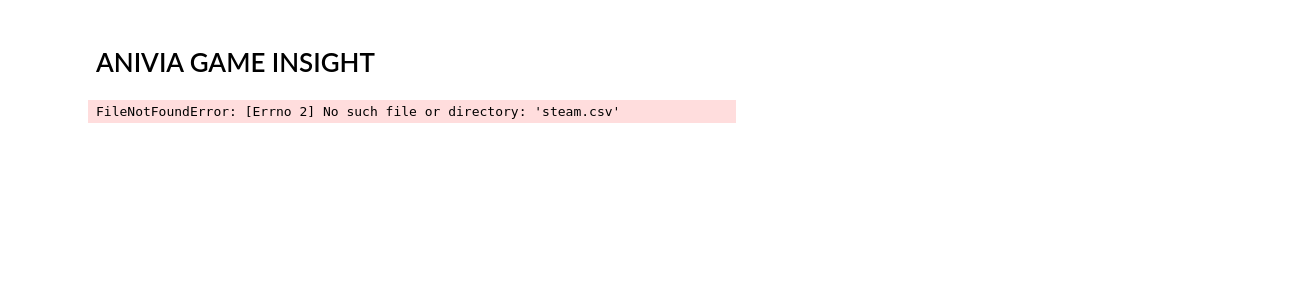
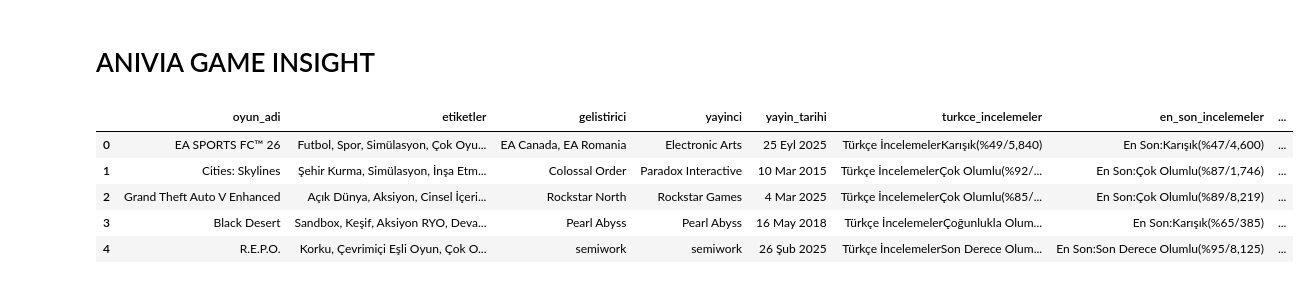
Before and after one commit to betultgumus/ybs-makine-ogrenmesi, a Jupyter notebook: ANIVIA/anivia.ipynb, the cells around one changed output. Saved outputs shown, nothing was run; the diff lists cells and outputs as text; code cells hidden in the pictures; blank space fills up the shorter version.

```diff
--- a/ANIVIA/anivia.ipynb
+++ b/ANIVIA/anivia.ipynb
@@ -8,7 +8,12 @@ import seaborn as sns
 import plotly.express as px
 import plotly.graph_objects as go
 # %%
-df_steam = pd.read_csv("steam.csv")
+df_steam = pd.read_csv("web-scraping-data/steam.csv")
 df_steam.head()
 # %% [output]
-FileNotFoundError: [Errno 2] No such file or directory: 'steam.csv'
+|  | oyun_adi | etiketler | gelistirici | yayinci | yayin_tarihi | turkce_incelemeler | en_son_incelemeler | ... |
+| 0 | EA SPORTS FC™ 26 | Futbol, Spor, Simülasyon, Çok Oyu... | EA Canada, EA Romania | Electronic Arts | 25 Eyl 2025 | Türkçe İncelemelerKarışık(%49/5,840) | En Son:Karışık(%47/4,600) | ... |
+| 1 | Cities: Skylines | Şehir Kurma, Simülasyon, İnşa Etm... | Colossal Order | Paradox Interactive | 10 Mar 2015 | Türkçe İncelemelerÇok Olumlu(%92/... | En Son:Çok Olumlu(%87/1,746) | ... |
+| 2 | Grand Theft Auto V Enhanced | Açık Dünya, Aksiyon, Cinsel İçeri... | Rockstar North | Rockstar Games | 4 Mar 2025 | Türkçe İncelemelerÇok Olumlu(%85/... | En Son:Çok Olumlu(%89/8,219) | ... |
+| 3 | Black Desert | Sandbox, Keşif, Aksiyon RYO, Deva... | Pearl Abyss | Pearl Abyss | 16 May 2018 | Türkçe İncelemelerÇoğunlukla Olum... | En Son:Karışık(%65/385) | ... |
+| 4 | R.E.P.O. | Korku, Çevrimiçi Eşli Oyun, Çok O... | semiwork | semiwork | 26 Şub 2025 | Türkçe İncelemelerSon Derece Olum... | En Son:Son Derece Olumlu(%95/8,125) | ... |
```
Also changed, not shown: parts of 9 cells of this notebook, 3 other files.
